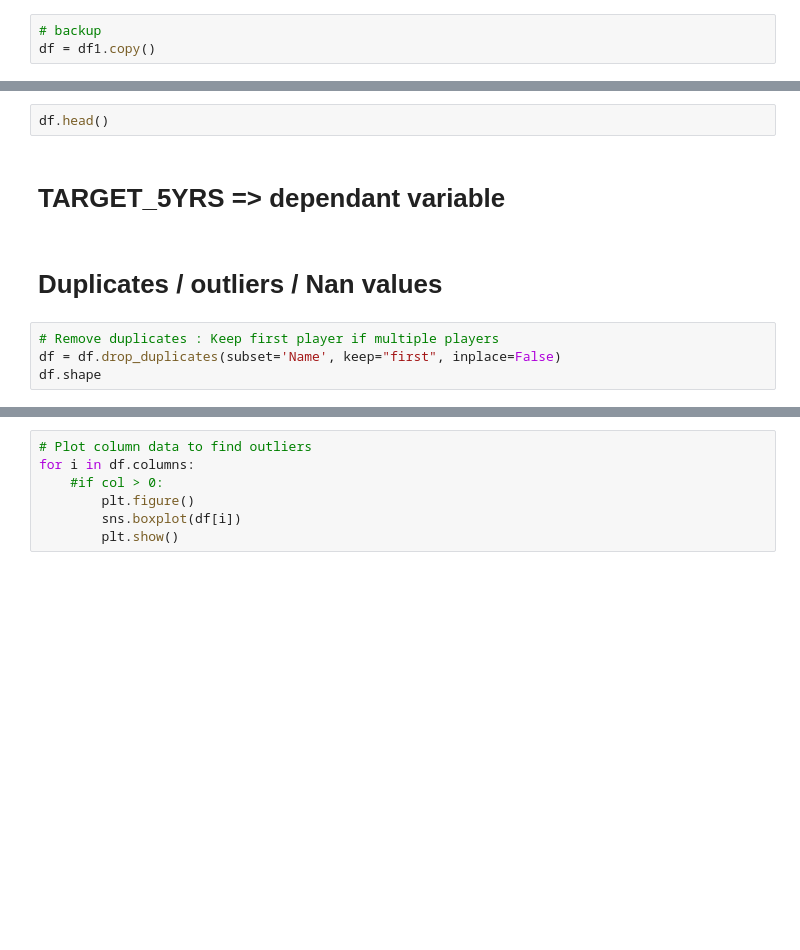
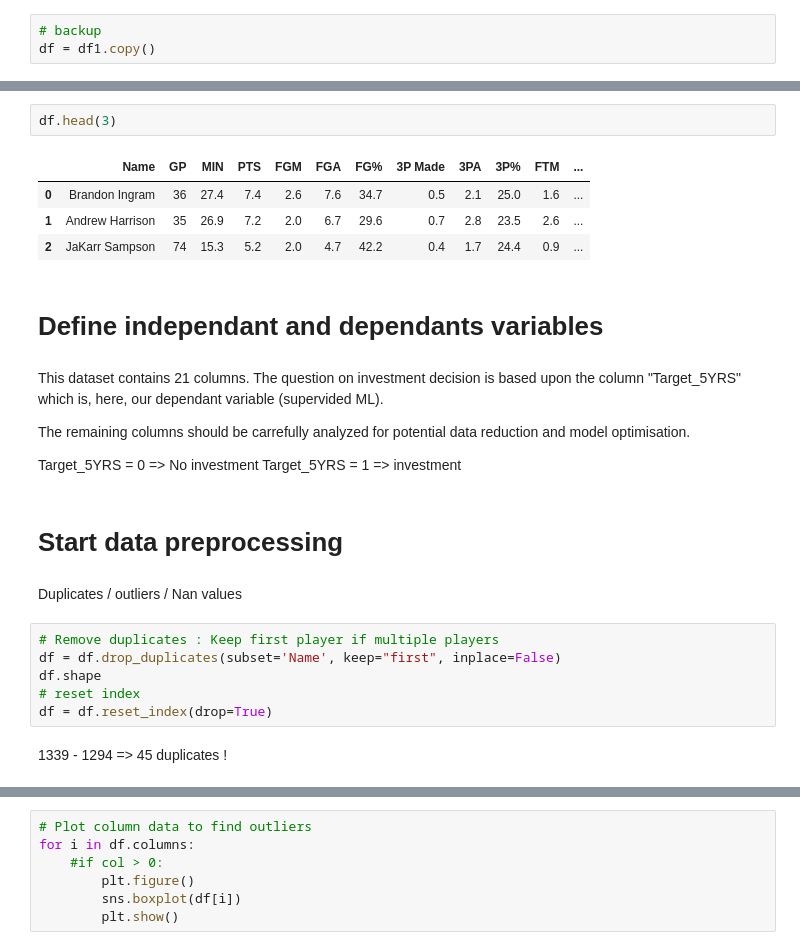
Before and after one commit to MEMAUDATA/memaudata.github.io, a Jupyter notebook: nba.ipynb, the cells around one changed output, grey strips where cells are left out. Saved outputs shown, nothing was run; the diff lists cells and outputs as text; blank space fills up the shorter version.

```diff
--- a/nba.ipynb
+++ b/nba.ipynb
@@ -53,13 +78,31 @@ df.describe()
 # %%
-df.head()
+df.head(3)
+# %% [output]
+|  | Name | GP | MIN | PTS | FGM | FGA | FG% | 3P Made | 3PA | 3P% | FTM | ... |
+| 0 | Brandon Ingram | 36 | 27.4 | 7.4 | 2.6 | 7.6 | 34.7 | 0.5 | 2.1 | 25.0 | 1.6 | ... |
+| 1 | Andrew Harrison | 35 | 26.9 | 7.2 | 2.0 | 6.7 | 29.6 | 0.7 | 2.8 | 23.5 | 2.6 | ... |
+| 2 | JaKarr Sampson | 74 | 15.3 | 5.2 | 2.0 | 4.7 | 42.2 | 0.4 | 1.7 | 24.4 | 0.9 | ... |
-# %% [markdown]
-# TARGET_5YRS => dependant variable
+# %% [markdown]
+# Define independant and dependants variables
+# %% [markdown]
+This dataset contains 21 columns. The question on investment decision is based upon the column "Target_5YRS" which is, here, our dependant variable (supervided ML).
+
+The remaining columns should be carrefully analyzed for potential data reduction and model optimisation.
+
+Target_5YRS = 0 => No investment
+Target_5YRS = 1 => investment
+# %% [markdown]
+# Start data preprocessing
 # %% [markdown]
-# Duplicates / outliers / Nan values
+Duplicates / outliers / Nan values
 # %%
 # Remove duplicates : Keep first player if multiple players
 df = df.drop_duplicates(subset='Name', keep="first", inplace=False)
 df.shape
+# reset index
+df = df.reset_index(drop=True)
+# %% [markdown]
+1339 - 1294 => 45 duplicates !
 # %%
 # create a specific column with target and values
 target_col = df['TARGET_5Yrs']
```
Also changed, not shown: parts of 12 cells of this notebook, 6 other files.
